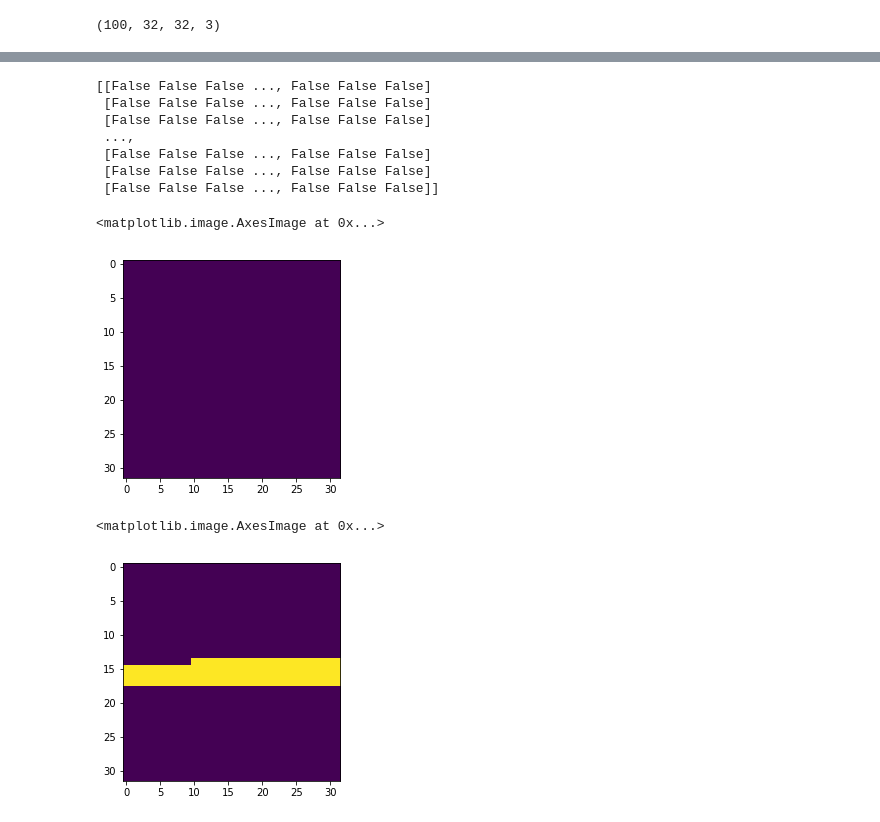
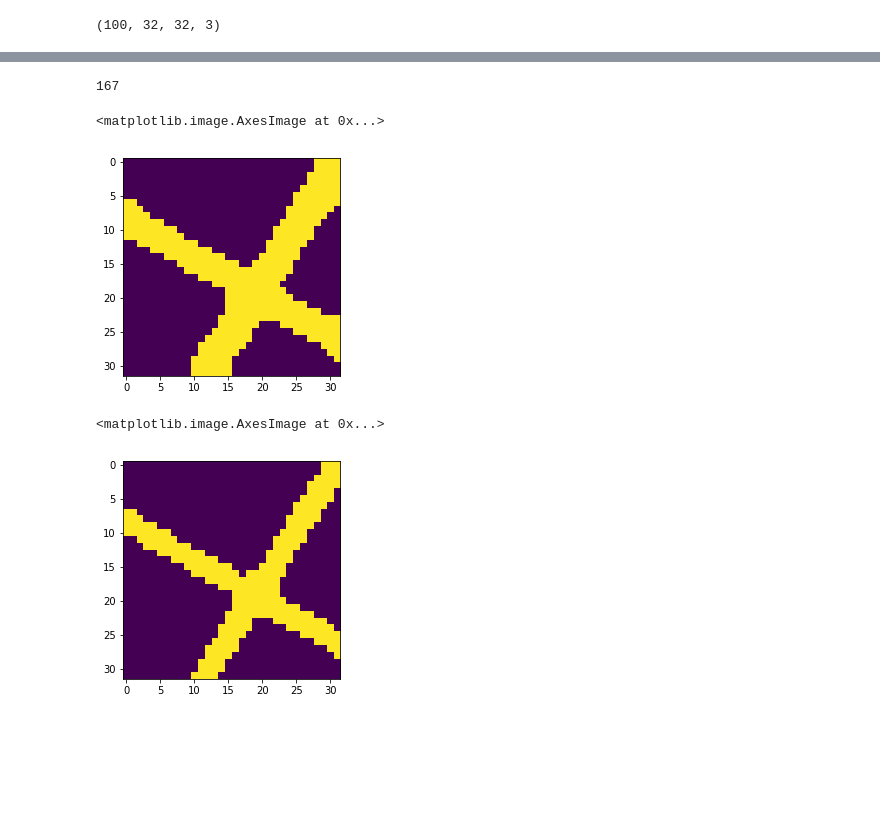
Before and after one commit to MarcBeltran/TFM, a Jupyter notebook: Albert.ipynb, the cells around one changed output, grey strips where cells are left out. Drawn from its saved outputs; the diff is of its cells as text; code cells hidden in the pictures; blank space fills up the shorter version.

```diff
--- a/Albert.ipynb
+++ b/Albert.ipynb
@@ -85,7 +84,7 @@ print(X_train.shape)
 (100, 32, 32, 3)
 # %%
 # Model definition
-activation = "prelu"
+activation = "relu"
 num_layers = 10
 loss_function = "logcosh"
 optimizer_algorithm = "adam"
@@ -91,0 +232,4 @@ optimizer_algorithm = "adam"
+# %%
+model = get_unet_256(input_shape=(32,32,3),num_classes=1)
+model.summary()
+model.fit(X_train, Y_train.reshape(100,32,32,1), epochs=100, shuffle=True, verbose=1, batch_size=64)
@@ -115,31 +310,24 @@ RuntimeError: The model needs to be compiled before being used.
 # %%
-Y = model.predict(X_train.reshape(100,32*32*3), batch_size=10000)
+Y = model.predict(X_train, batch_size=10000)
 k = 0
 Y = Y.reshape(100,32,32)
+Y = Y > 0.5
-# %%
-Y = Y > 126
 # %%
-print(Y[0])
+print(Y[2].sum())
 # %% [output]
-[[False False False ..., False False False]
- [False False False ..., False False False]
- [False False False ..., False False False]
- ...,
- [False False False ..., False False False]
- [False False False ..., False False False]
- [False False False ..., False False False]]
+167
 # %%
 %matplotlib inline
-num=50
+num=10
 plt.imshow(Y[num])
 # %% [output]
 <matplotlib.image.AxesImage at 0x...>
-[figure, old version]
+[figure, new version]
 # %%
 plt.imshow(Y_train[num])
 # %% [output]
 <matplotlib.image.AxesImage at 0x...>
-[figure, old version]
+[figure, new version]
 # %%
 plt.imshow(X_train[num])
 # %% [output]
```
Also changed, not shown: parts of 14 cells of this notebook, 1 other file.
